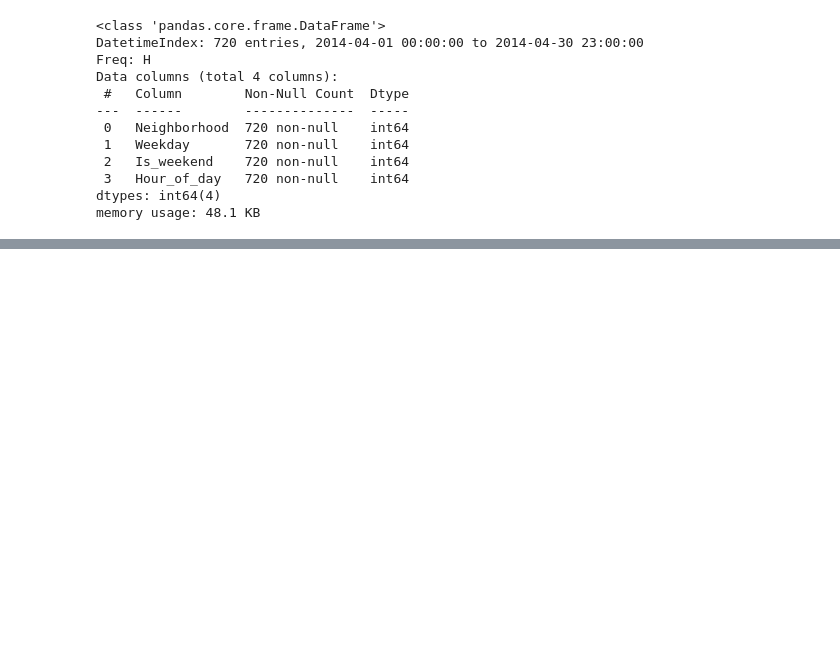
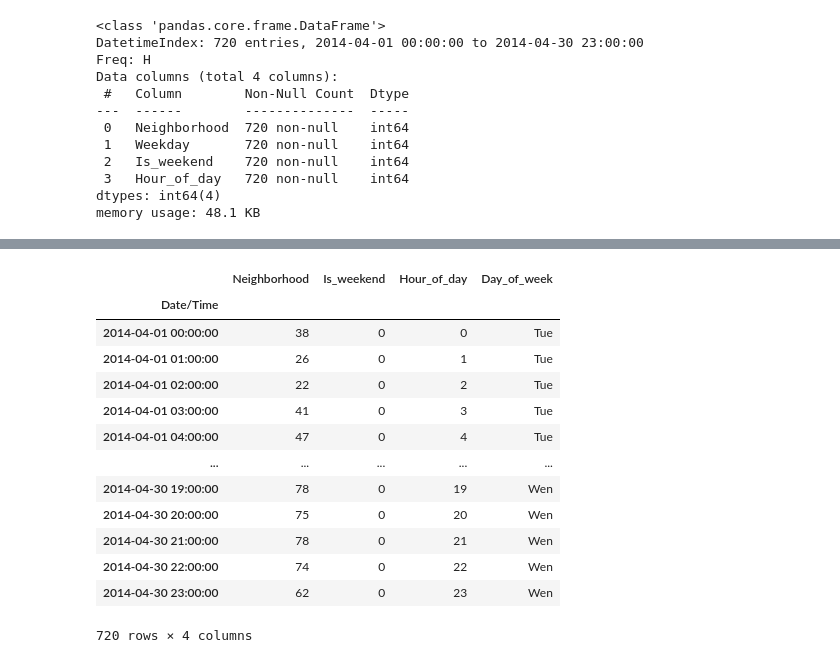
Before and after one commit to faberfred/uber-pickup-prediction, a Jupyter notebook: Uber-pickups-timeseries.ipynb, the cells around one changed output, grey strips where cells are left out. Drawn from its saved outputs; the diff is of its cells as text; code cells hidden in the pictures; blank space fills up the shorter version.

```diff
--- a/Uber-pickups-timeseries.ipynb
+++ b/Uber-pickups-timeseries.ipynb
@@ -532,0 +533,20 @@ There ate no categorical attributes/parameters in our preprocessed dataset. Othe
+# %%
+map_dict_weekday = {0: "Mon", 1: "Tue", 2: "Wen", 3: "Thu", 4: "Fri", 5: "Sat", 6: "Sun"}
+X_train['Day_of_week'] = X_train['Weekday'].map(map_dict_weekday)
+X_train.drop(labels=['Weekday'], axis=1, inplace=True)
+X_train
+# %% [output]
+|  | Neighborhood | Is_weekend | Hour_of_day | Day_of_week |
+| Date/Time |  |  |  |  |
+| 2014-04-01 00:00:00 | 38 | 0 | 0 | Tue |
+| 2014-04-01 01:00:00 | 26 | 0 | 1 | Tue |
+| 2014-04-01 02:00:00 | 22 | 0 | 2 | Tue |
+| 2014-04-01 03:00:00 | 41 | 0 | 3 | Tue |
+| 2014-04-01 04:00:00 | 47 | 0 | 4 | Tue |
+| ... | ... | ... | ... | ... |
+| 2014-04-30 19:00:00 | 78 | 0 | 19 | Wen |
+| 2014-04-30 20:00:00 | 75 | 0 | 20 | Wen |
+| 2014-04-30 21:00:00 | 78 | 0 | 21 | Wen |
+| 2014-04-30 22:00:00 | 74 | 0 | 22 | Wen |
+| 2014-04-30 23:00:00 | 62 | 0 | 23 | Wen |
+720 rows × 4 columns
```
Also changed, not shown: parts of 26 cells of this notebook.
